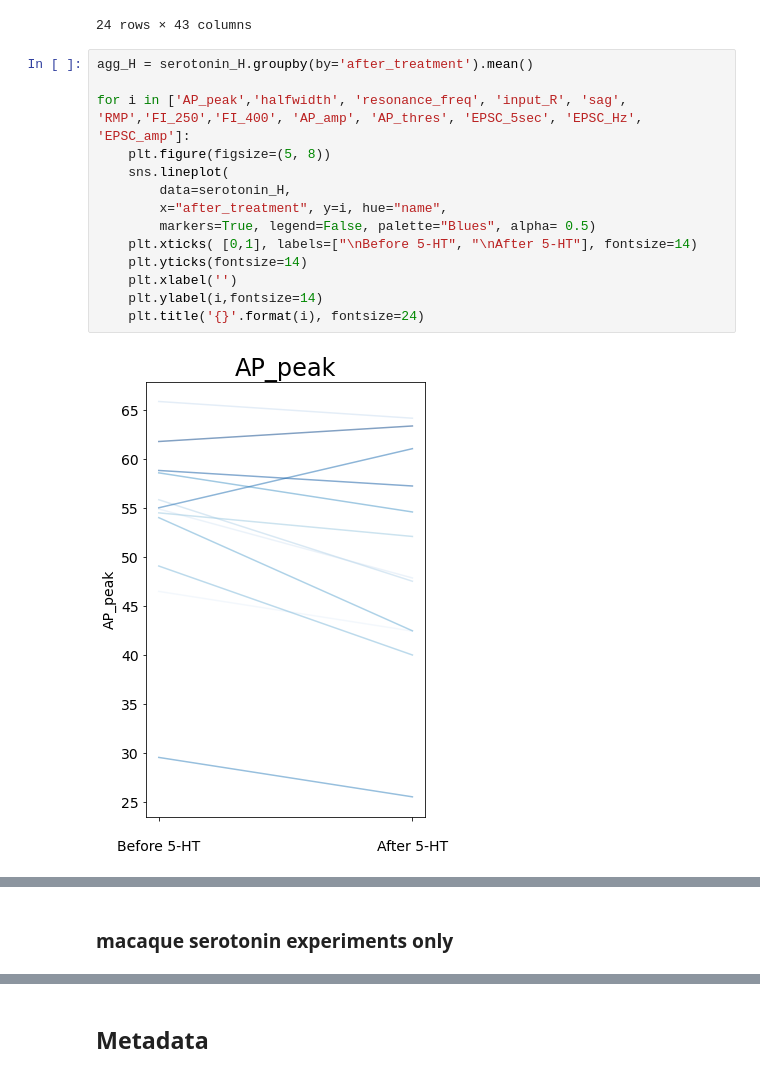
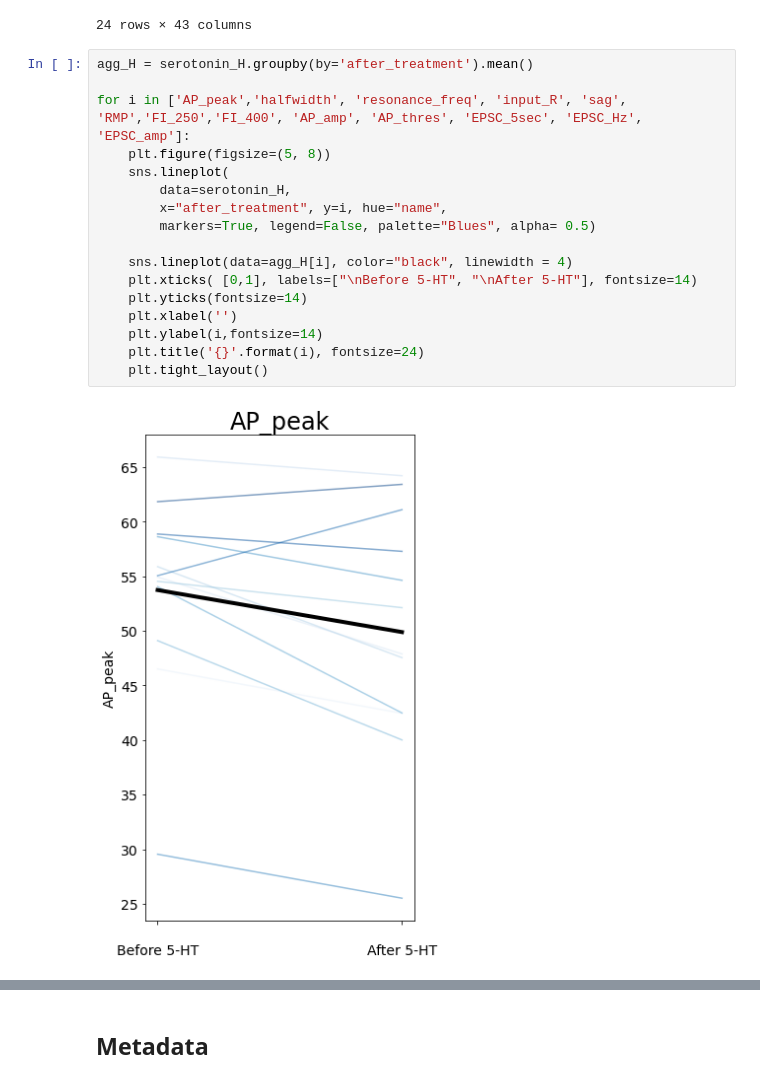
Before and after one commit to maciejbrasewicz/psychedelic, a Jupyter notebook: psychedelic.ipynb, the cells around one changed output, grey strips where cells are left out. Drawn from its saved outputs; the diff is of its cells as text.

```diff
--- a/psychedelic.ipynb
+++ b/psychedelic.ipynb
@@ -110,16 +115,19 @@ serotonin_H
 # %%
 agg_H = serotonin_H.groupby(by='after_treatment').mean()
 
 for i in ['AP_peak','halfwidth', 'resonance_freq', 'input_R', 'sag', 'RMP','FI_250','FI_400', 'AP_amp', 'AP_thres', 'EPSC_5sec', 'EPSC_Hz', 'EPSC_amp']:
     plt.figure(figsize=(5, 8))
     sns.lineplot(
         data=serotonin_H,
         x="after_treatment", y=i, hue="name",
         markers=True, legend=False, palette="Blues", alpha= 0.5)
+
+    sns.lineplot(data=agg_H[i], color="black", linewidth = 4)
     plt.xticks( [0,1], labels=["\nBefore 5-HT", "\nAfter 5-HT"], fontsize=14)
     plt.yticks(fontsize=14)
     plt.xlabel('')
     plt.ylabel(i,fontsize=14)
     plt.title('{}'.format(i), fontsize=24)
+    plt.tight_layout()
 # %% [output]
-[figure, old version]
+[figure, new version]
@@ -138,2 +145,0 @@ for i in ['AP_peak','halfwidth', 'resonance_freq', 'input_R', 'sag', 'RMP','FI_2
-# %% [markdown]
-### macaque serotonin experiments only
```
Also changed, not shown: parts of 59 cells of this notebook, 1 other file.
